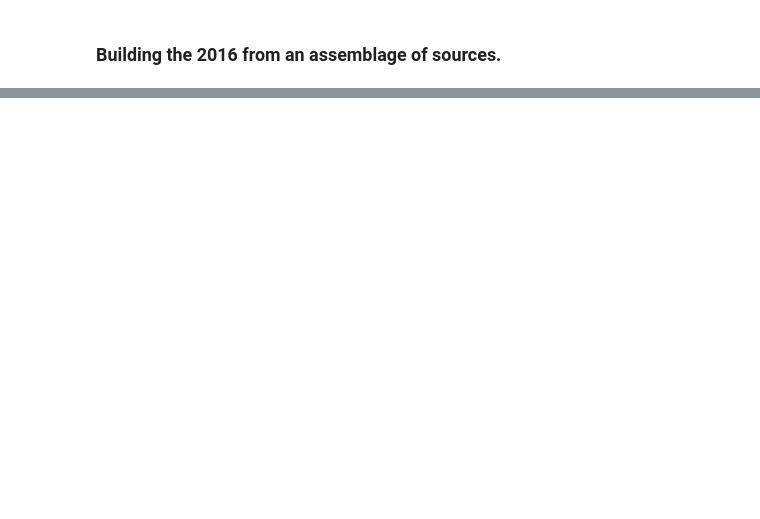
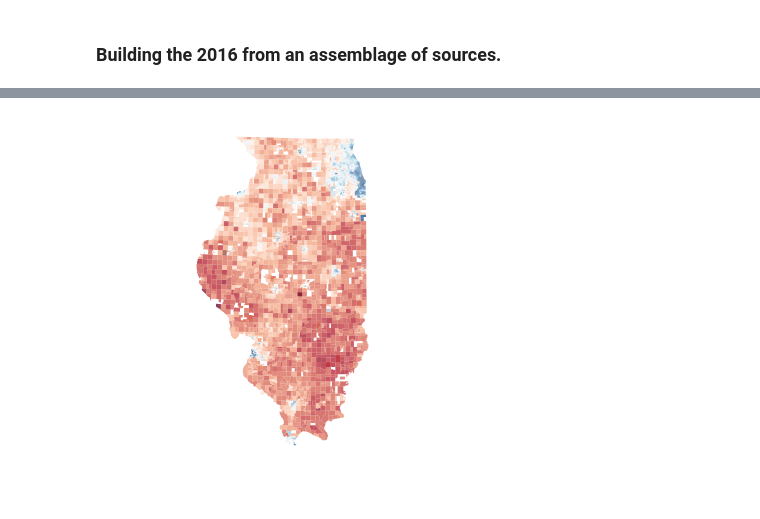
Before and after one commit to JamesSaxon/dist_analysis, a Jupyter notebook: voting/il_mapping.ipynb, the cells around one changed output, grey strips where cells are left out. Saved outputs shown, nothing was run; the diff lists cells and outputs as text; code cells hidden in the pictures; blank space fills up the shorter version.

```diff
--- a/voting/il_mapping.ipynb
+++ b/voting/il_mapping.ipynb
@@ -244,14 +257,16 @@ il_vote_map_2016.plot().set_axis_off()
 # %%
 il_vote_map_2016.to_crs(epsg = epsg).to_file("/media/jsaxon/brobdingnag/data/el_dv/il2016/il_votes_2016.shp")
 # %%
-votes_2016 = gpd.read_file("/media/jsaxon/brobdingnag/data/el_dv/il2016/il_votes_2016.shp").to_crs(epsg = 3528)
+votes_2016 = gpd.read_file("/media/jsaxon/brobdingnag/data/el_dv/il2016/il_votes_2016.shp").to_crs(epsg = epsg)
 # votes_2016.crs = {'init': 'epsg:3528', 'no_defs': True}
 votes_2016.rename(columns = {"DEMOCRATIC" : "D16", "REPUBLICAN" : "R16", "GREEN" : "G16",
                              "LIBERTARIA" : 'L16', 'NONPARTISA' : 'N16'}, inplace = True)
 votes_2016["DFrac"] = votes_2016.D16 / (votes_2016.D16 + votes_2016.R16)
 
-ax = votes_2016.plot(column = "DFrac", cmap = "RdBu", alpha = 0.75, linewidth = 0, figsize = (4, 4))
+ax = votes_2016.plot(column = "DFrac", cmap = "RdBu", alpha = 0.75, linewidth = 0, figsize = (3, 3))
 ax.set_axis_off()
 
 output_geojson(votes_2016.set_geometry(votes_2016.geometry.simplify(10))[["D16", "R16", "DFrac", "geometry"]],
                var = "DFrac", fname = "mapped/il_2016.geojson")
+# %% [output]
+[figure, added]
```
Also changed, not shown: parts of 14 cells of this notebook, 55 other files.
